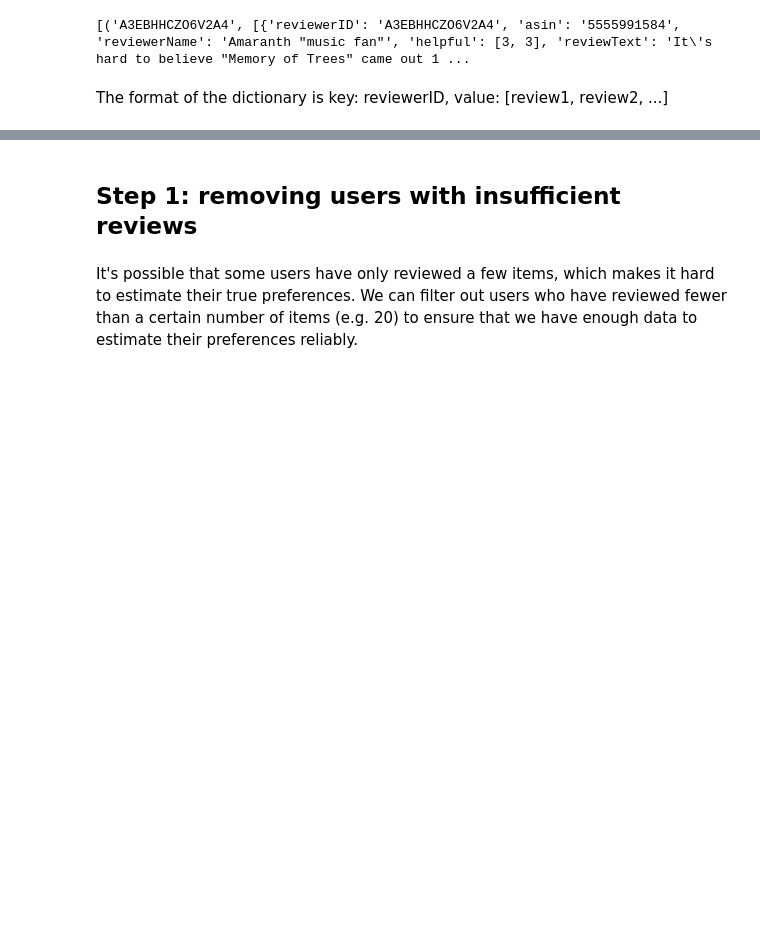
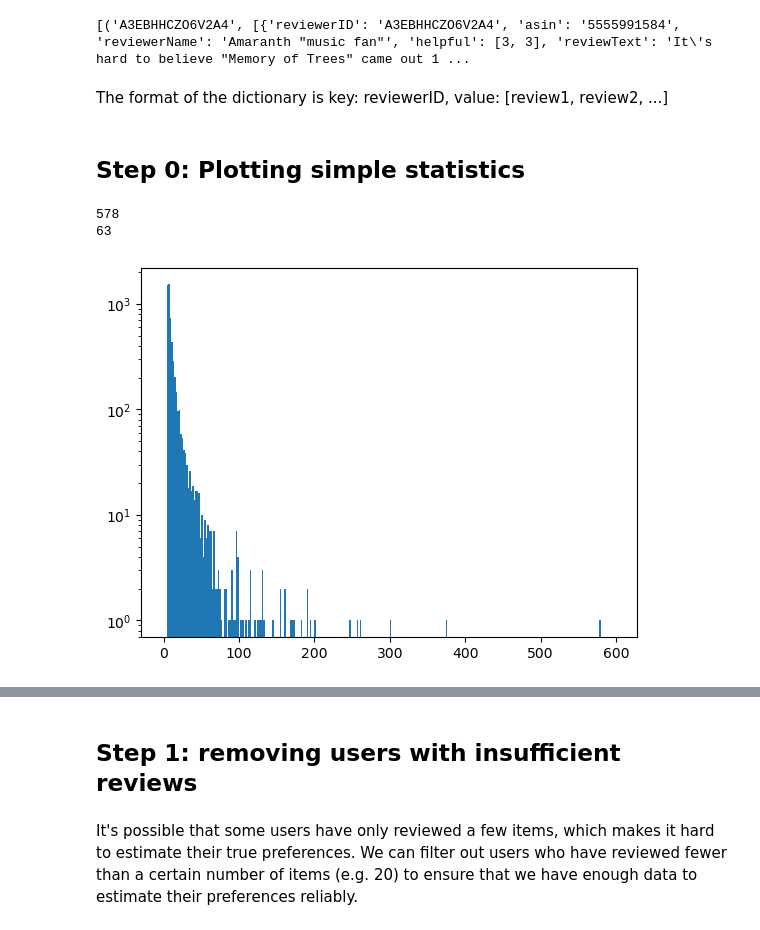
Before and after one commit to Thosam1/BachelorProject, a Jupyter notebook: Bandits/data-preprocessing/amazon_music_filtering.ipynb, the cells around one changed output, grey strips where cells are left out. Cells and saved outputs as stored; diff of their text form; code cells hidden in the pictures; blank space fills up the shorter version.

Commit message:
added some simple statistics

```diff
--- a/Bandits/data-preprocessing/amazon_music_filtering.ipynb
+++ b/Bandits/data-preprocessing/amazon_music_filtering.ipynb
@@ -34,3 +41,19 @@ print(list(reviews_by_reviewer.items())[:5])
 [('A3EBHHCZO6V2A4', [{'reviewerID': 'A3EBHHCZO6V2A4', 'asin': '5555991584', 'reviewerName': 'Amaranth "music fan"', 'helpful': [3, 3], 'reviewText': 'It\'s hard to believe "Memory of Trees" came out 1 ...
 # %% [markdown]
 The format of the dictionary is key: reviewerID, value: [review1, review2, ...]
+# %% [markdown]
+## Step 0: Plotting simple statistics
+# %%
+num_reviews_by_reviewer = {k:len(v) for k,v in reviews_by_reviewer.items()}
+num_reviews_stats = np.array(list(num_reviews_by_reviewer.values()))
+max_num_reviews = np.max(num_reviews_stats)
+print(max_num_reviews)
+num_seventy_plus = len(np.where(num_reviews_stats > 70)[0])
+print(num_seventy_plus)
+buckets = np.arange(0, 600, 2)
+plt.hist(num_reviews_stats, buckets)
+plt.yscale('log')
+# %% [output]
+578
+63
+[figure, added]
```
Also changed, not shown: parts of 9 cells of this notebook.
